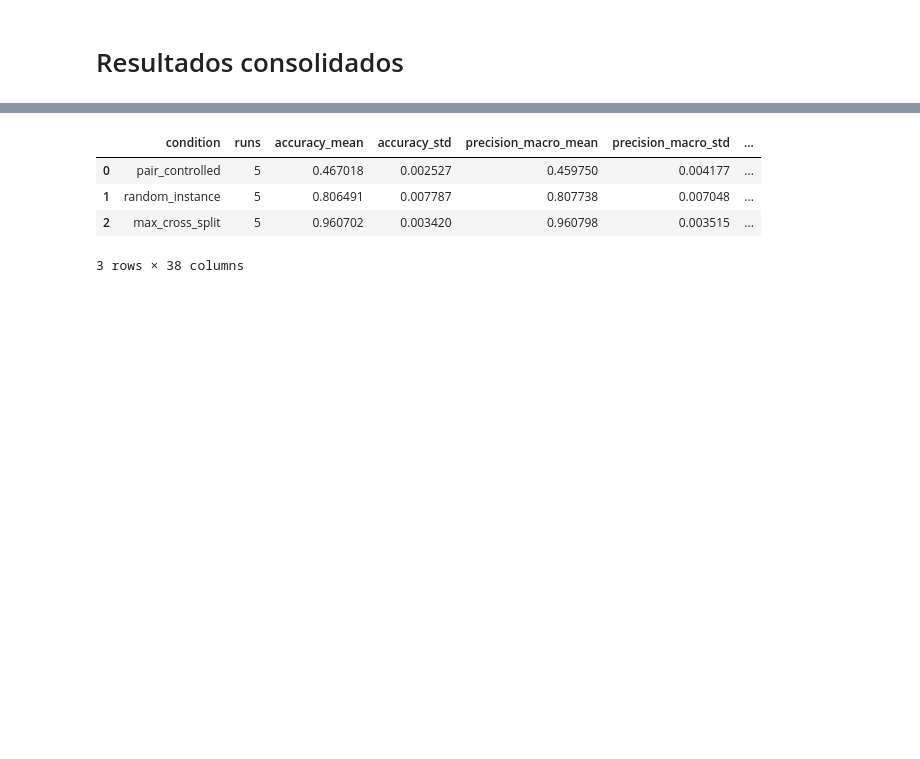
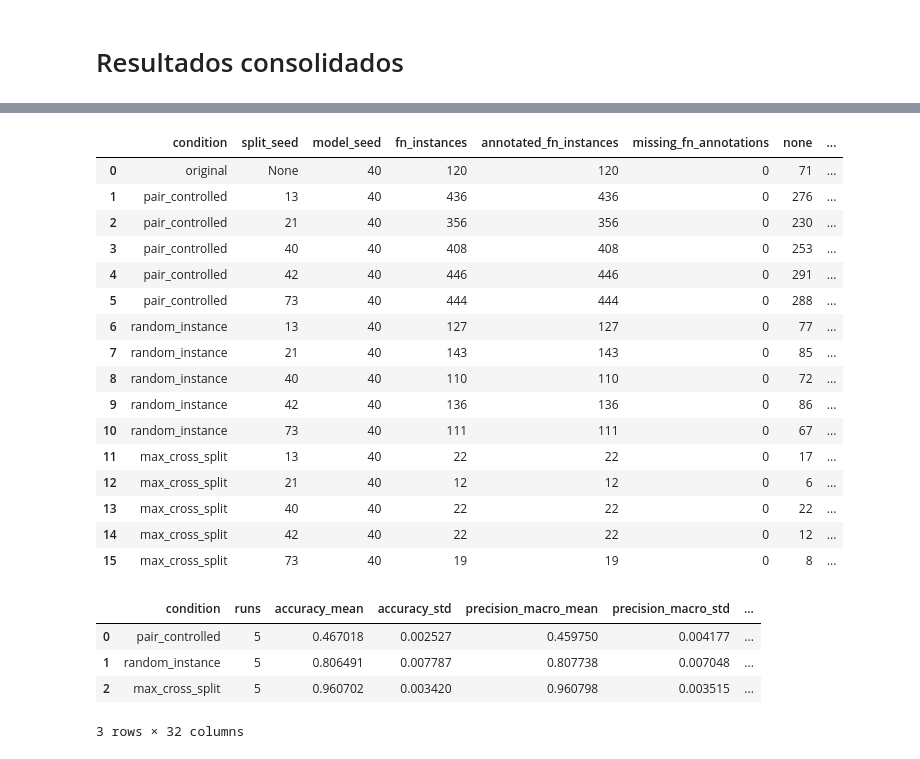
Before and after one commit to avelando/pun-detection-split-analysis, a Jupyter notebook: src/models/train_ensemble.ipynb, the cells around one changed output, grey strips where cells are left out. Cells and saved outputs as stored; diff of their text form; code cells hidden in the pictures; blank space fills up the shorter version.

```diff
--- a/src/models/train_ensemble.ipynb
+++ b/src/models/train_ensemble.ipynb
@@ -1246,10 +1073,8 @@ for split_seed in SPLIT_SEEDS:
         result
     )
 
-pair_controlled_results_df = (
-    pd.DataFrame(
-        pair_controlled_results
-    )
+pair_controlled_results_df = pd.DataFrame(
+    pair_controlled_results
 )
 
 display(
@@ -1381,10 +1206,8 @@ for split_seed in SPLIT_SEEDS:
         result
     )
 
-random_instance_results_df = (
-    pd.DataFrame(
-        random_instance_results
-    )
+random_instance_results_df = pd.DataFrame(
+    random_instance_results
 )
 
 display(
@@ -1516,10 +1339,8 @@ for split_seed in SPLIT_SEEDS:
         result
     )
 
-max_cross_split_results_df = (
-    pd.DataFrame(
-        max_cross_split_results
-    )
+max_cross_split_results_df = pd.DataFrame(
+    max_cross_split_results
 )
 
 display(
@@ -1678,3 +1540,48 @@ all_results_df.to_csv(
+# %%
+error_analysis_all_df = all_results_df[
+    [
+        "condition",
+        "split_seed",
+        "model_seed",
+        "fn_instances",
+        "annotated_fn_instances",
+        "missing_fn_annotations",
+        "none",
+        "homophone_only",
+        "homograph_only",
+        "both",
+        "total_punning_signs_in_fn",
+    ]
+].copy()
+
+display(
+    error_analysis_all_df
+)
+
+error_analysis_all_df.to_csv(
+    RESULTS_DIR
+    / "error_analysis_all.csv",
+    index=False,
+    encoding="utf-8",
+)
+# %% [output]
+|  | condition | split_seed | model_seed | fn_instances | annotated_fn_instances | missing_fn_annotations | none | ... |
+| 0 | original | None | 40 | 120 | 120 | 0 | 71 | ... |
+| 1 | pair_controlled | 13 | 40 | 436 | 436 | 0 | 276 | ... |
+| 2 | pair_controlled | 21 | 40 | 356 | 356 | 0 | 230 | ... |
+| 3 | pair_controlled | 40 | 40 | 408 | 408 | 0 | 253 | ... |
+| 4 | pair_controlled | 42 | 40 | 446 | 446 | 0 | 291 | ... |
+| 5 | pair_controlled | 73 | 40 | 444 | 444 | 0 | 288 | ... |
+| 6 | random_instance | 13 | 40 | 127 | 127 | 0 | 77 | ... |
+| 7 | random_instance | 21 | 40 | 143 | 143 | 0 | 85 | ... |
+| 8 | random_instance | 40 | 40 | 110 | 110 | 0 | 72 | ... |
+| 9 | random_instance | 42 | 40 | 136 | 136 | 0 | 86 | ... |
+| 10 | random_instance | 73 | 40 | 111 | 111 | 0 | 67 | ... |
+| 11 | max_cross_split | 13 | 40 | 22 | 22 | 0 | 17 | ... |
+| 12 | max_cross_split | 21 | 40 | 12 | 12 | 0 | 6 | ... |
+| 13 | max_cross_split | 40 | 40 | 22 | 22 | 0 | 22 | ... |
+| 14 | max_cross_split | 42 | 40 | 22 | 22 | 0 | 12 | ... |
+| 15 | max_cross_split | 73 | 40 | 19 | 19 | 0 | 8 | ... |
 # %%
 SUMMARY_METRICS = [
     "accuracy",
@@ -1684,14 +1591,11 @@ SUMMARY_METRICS = [
     "precision_weighted",
     "recall_weighted",
     "f1_weighted",
+    "tp",
     "tn",
     "fp",
     "fn",
-    "tp",
-    "errors",
-    "false_positives",
-    "false_negatives",
-    "neither",
+    "none",
     "homophone_only",
     "homograph_only",
     "both",
@@ -1758,4 +1662,4 @@ summary_df.to_csv(
 | 0 | pair_controlled | 5 | 0.467018 | 0.002527 | 0.459750 | 0.004177 | ... |
 | 1 | random_instance | 5 | 0.806491 | 0.007787 | 0.807738 | 0.007048 | ... |
 | 2 | max_cross_split | 5 | 0.960702 | 0.003420 | 0.960798 | 0.003515 | ... |
-3 rows × 38 columns
+3 rows × 32 columns
```
Also changed, not shown: parts of 30 cells of this notebook.
